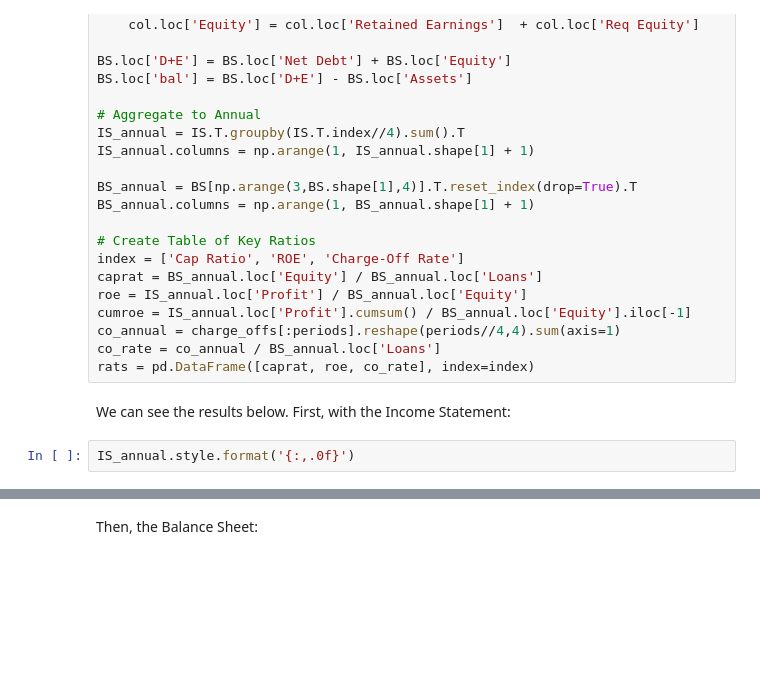
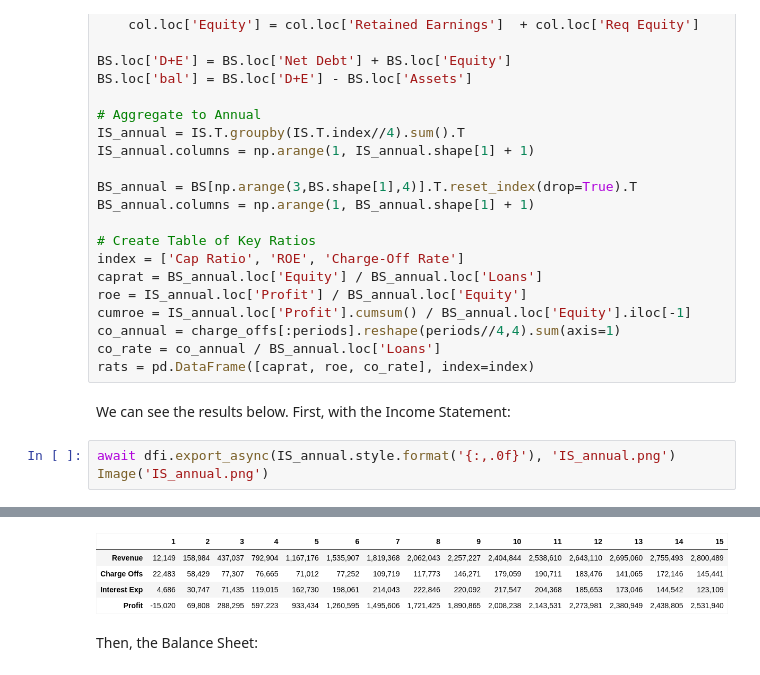
Before and after one commit to rjskene/htsfi, a Jupyter notebook: docs/standard.ipynb, the cells around one changed output, grey strips where cells are left out. Saved outputs shown, nothing was run; the diff lists cells and outputs as text; blank space fills up the shorter version.

```diff
--- a/docs/standard.ipynb
+++ b/docs/standard.ipynb
@@ -554,5 +554,6 @@ rats = pd.DataFrame([caprat, roe, co_rate], index=index)
 # %% [markdown]
 We can see the results below. First, with the Income Statement:
 # %%
-IS_annual.style.format('{:,.0f}')
+await dfi.export_async(IS_annual.style.format('{:,.0f}'), 'IS_annual.png')
+Image('IS_annual.png')
 # %% [output]
@@ -564,3 +560,4 @@ IS_annual.style.format('{:,.0f}')
+[figure, added]
 # %% [markdown]
 Then, the Balance Sheet:
 # %%
```
Also changed, not shown: parts of 11 cells of this notebook, 1 other file.
